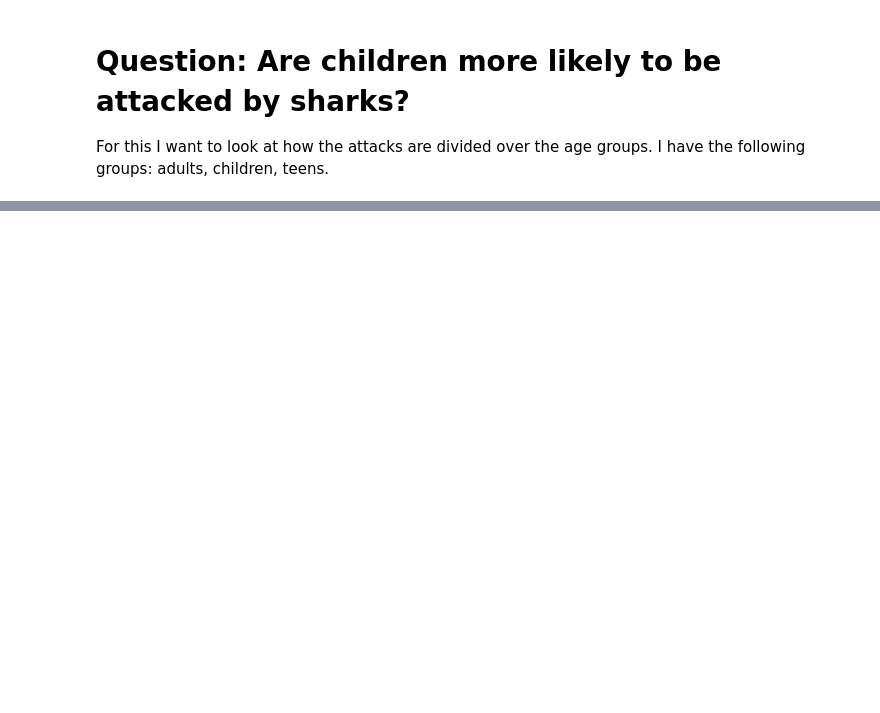
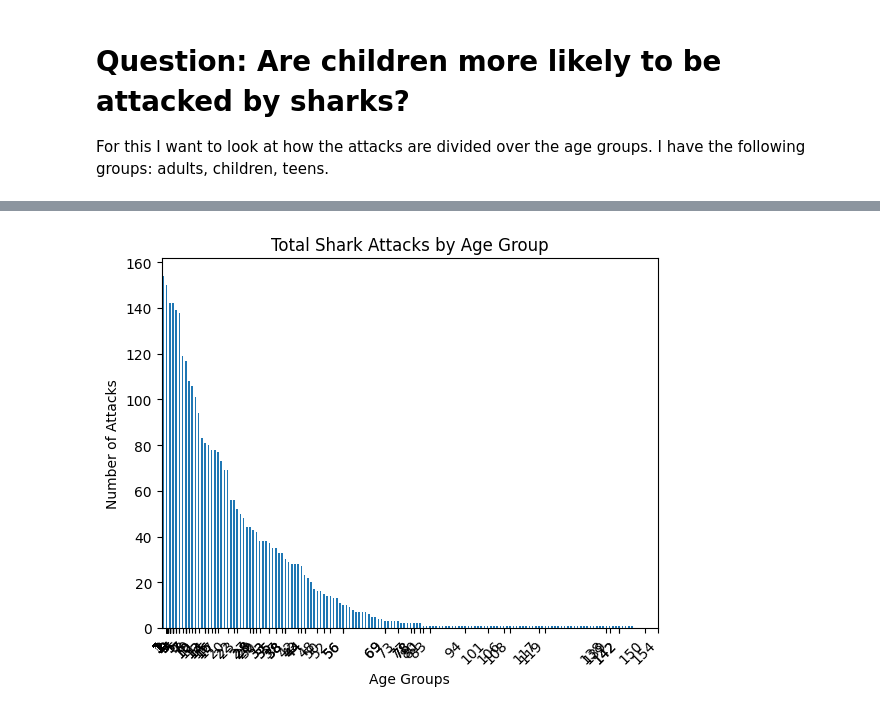
Before and after one commit to MevrouwHelderder/Assignments, a Jupyter notebook: Assignment_Shark_Attack.ipynb, the cells around one changed output, grey strips where cells are left out. Drawn from its saved outputs; the diff is of its cells as text; code cells hidden in the pictures; blank space fills up the shorter version.

```diff
--- a/Assignment_Shark_Attack.ipynb
+++ b/Assignment_Shark_Attack.ipynb
@@ -735,4 +729,4 @@ For this I want to look at how the attacks are divided over the age groups.
 I have the following groups: adults, children, teens.
 # %%
 # Counting the amount of attacks per age group:
-# age_group = shark_attacks["Age"].value_counts()
+age_group = shark_attacks["Age"].value_counts()
@@ -841,31 +748,24 @@ I have the following groups: adults, children, teens.
 # %%
-# # # Fatal attacks versus total attacks
+# Defining the data to plot
+# Y-axis
 
-# # Defining the data to plot
-# # Set species as the index
-# species = top_total_attacks.index.values
-# total_attacks = top_total_attacks.values
-# fatal_attacks = top_fatal_attacks.values
 
-# # Define the figure and axis objects
-# fig, ax = plt.subplots()
+# X-axis
 
-# # Locations for the bars so I can place both bars next to each other
-# range_species = np.arange(len(species))
 
-# # Define the width of each bar
-# bar_width = 0.35
+# Define the figure and axis objects
+fig, ax = plt.subplots()
 
-# # Plot the bars
-# total_bar = ax.bar(range_species, total_attacks, bar_width, label="Total Attacks")
-# fatal_bar = ax.bar(range_species + bar_width, fatal_attacks, bar_width, label="Fatal Attacks")
+age_group.plot.bar()
+# ax.bar(age_group, ax=ax)
 
-# # Add cosmetics
-# ax.set_xlabel("Shark Species")
-# ax.set_ylabel("Number of Attacks / Fatal Attacks")
-# ax.set_title("Total Shark Attacks and Fatal Attacks by Species")
-# ax.set_xticks(range_species + bar_width / 2)
-# ax.set_xticklabels(species, rotation=45, ha="right")
-# ax.legend()
+ax.set_xlabel("Age Groups")
+ax.set_ylabel("Number of Attacks")
+ax.set_title("Total Shark Attacks by Age Group")
+ax.set_xticks(age_group)
+ax.set_xticklabels(age_group, rotation=45, ha="right")
 
-# plt.show()
+# show the chart
+plt.show()
+# %% [output]
+[figure, added]
```
Also changed, not shown: parts of 15 cells of this notebook.
